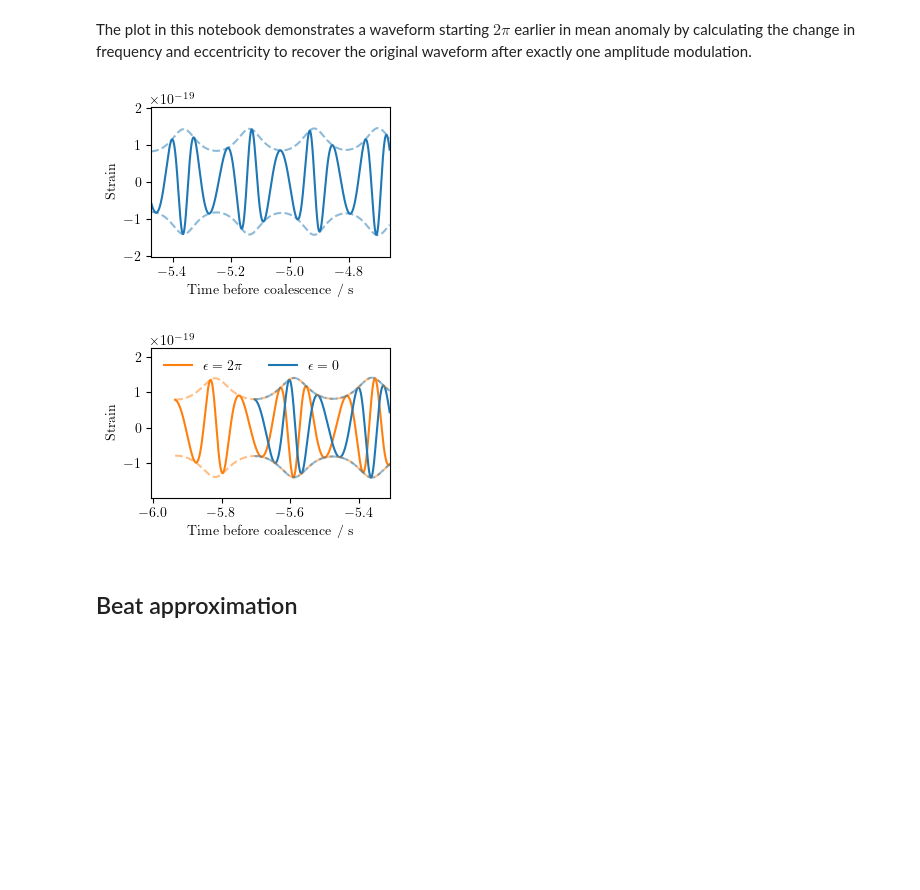
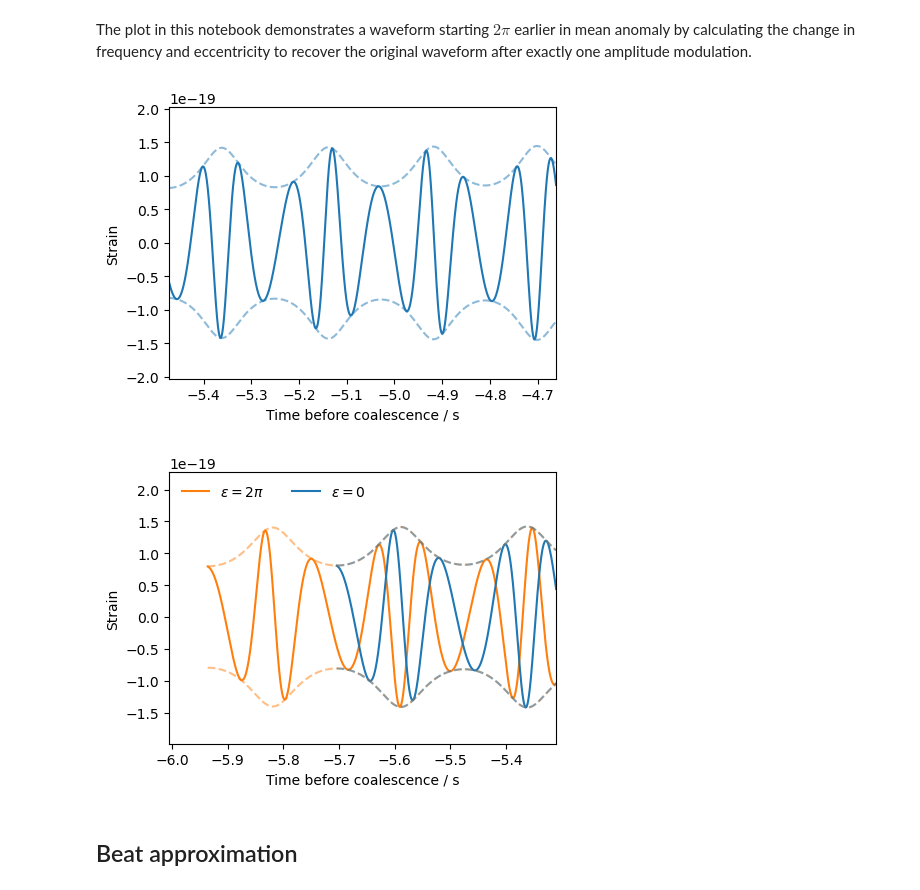
Before and after one commit to BenGPatterson/EccentricHarmonics, a Jupyter notebook: shifting_MA.ipynb, the cells around one changed output. Saved outputs shown, nothing was run; the diff lists cells and outputs as text; code cells hidden in the pictures; blank space fills up the shorter version.

```diff
--- a/shifting_MA.ipynb
+++ b/shifting_MA.ipynb
@@ -2,10 +2,6 @@
 # Shifting Mean Anomaly
 # %%
 import matplotlib.pyplot as plt
-plt.style.use('rcparams.mplstyle')
-import matplotlib as mpl
-from matplotlib.backends.backend_pgf import FigureCanvasPgf
-mpl.backend_bases.register_backend('pdf', FigureCanvasPgf)
 import numpy as np
 from scipy.interpolate import interp1d
 from scipy.optimize import curve_fit
@@ -32,40 +28,40 @@ s_e = shifted_e(s_f, f_low, e)
 s = gen_wf(s_f, s_e, chirp2total(chirp, q), q, sample_rate, 'TEOBResumS')
 # %%
 # Make plot of original waveform
-plt.figure(figsize=(0.49*6.4,0.49*4.8))
+plt.figure(figsize=(0.75*6.4,0.75*4.8))
 plt.plot(h.sample_times, h.real(), c='C0')
 plt.plot(h.sample_times, np.abs(h), c='C0', ls='dashed', alpha=0.5)
 plt.plot(h.sample_times, -np.abs(h), c='C0', ls='dashed', alpha=0.5)
 plt.xlabel('Time before coalescence / s')
 plt.ylabel('Strain')
 len_2pi = h.sample_times[0]-s.sample_times[0]
 plt.xlim(h.sample_times[0]+1*len_2pi, h.sample_times[0]+4.5*len_2pi)
 max_h = max(np.abs(h[:int(4.5*len_2pi*sample_rate)]))
 plt.ylim(-1.4*max_h, 1.4*max_h)
 plt.tight_layout()
-plt.savefig('Figures/EccWF.pgf')
+plt.savefig('Figures/EccWF.png', dpi=450)
 plt.show()
 
 # Make plot, shifting 2 pi in mean anomaly
-plt.figure(figsize=(0.49*6.4,0.49*4.8))
+plt.figure(figsize=(0.75*6.4,0.75*4.8))
 plt.plot(s.sample_times, s.real(), c='C1', label='$\epsilon=2\pi$')
 plt.plot(h.sample_times, h.real(), c='C0', label='$\epsilon=0$')
 plt.plot(s.sample_times, np.abs(s), c='C1', ls='dashed', alpha=0.5)
 plt.plot(h.sample_times, np.abs(h), c='C0', ls='dashed', alpha=0.5)
 plt.plot(s.sample_times, -np.abs(s), c='C1', ls='dashed', alpha=0.5)
 plt.plot(h.sample_times, -np.abs(h), c='C0', ls='dashed', alpha=0.5)
 plt.legend(loc='upper left', frameon=False, ncol=2)
 plt.xlabel('Time before coalescence / s')
 plt.ylabel('Strain')
 len_2pi = h.sample_times[0]-s.sample_times[0]
 plt.xlim(s.sample_times[0]-0.3*len_2pi, h.sample_times[0]+1.7*len_2pi)
 max_h = max(np.abs(h[:int(1.7*len_2pi*sample_rate)]))
 plt.ylim(-1.4*max_h, 1.6*max_h)
 plt.tight_layout()
-plt.savefig('Figures/2piMA.pgf')
+plt.savefig('Figures/2piMA.png', dpi=450)
 # %% [output]
-[figure, old version]
+[figure, new version]
-[figure, old version]
+[figure, new version]
 # %% [markdown]
 ## Beat approximation
 # %% [markdown]
```
Also changed, not shown: parts of 3 cells of this notebook, 29 other files.
